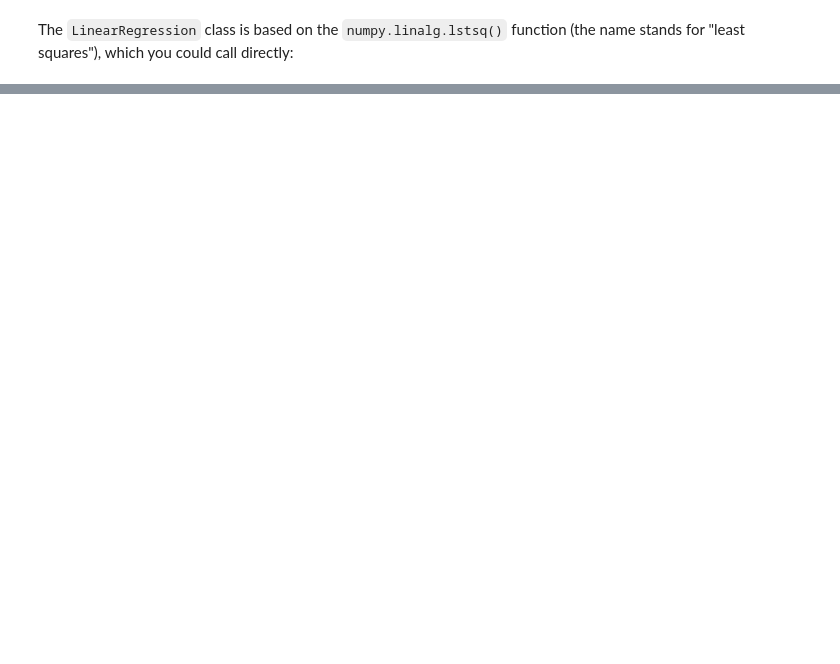
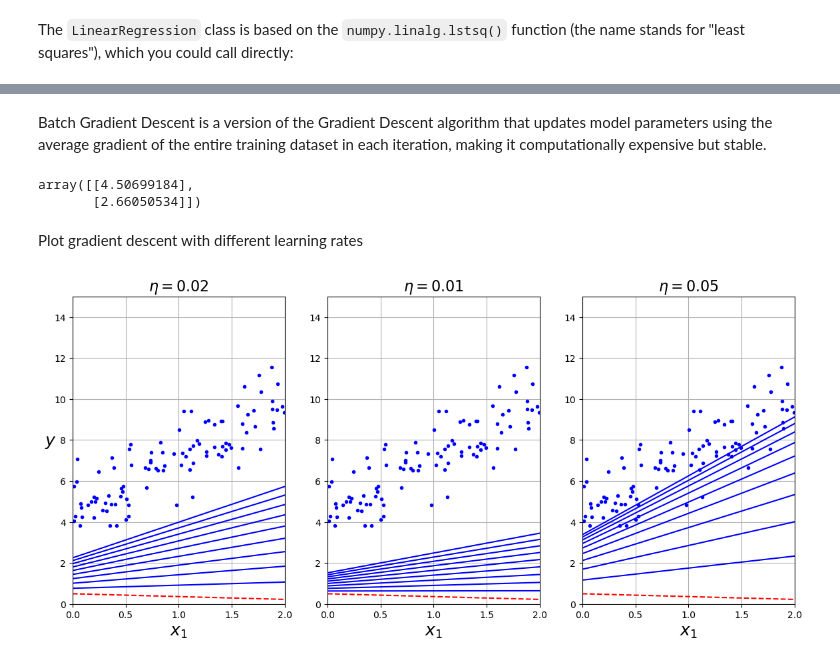
Before and after one commit to Ivan-Grigorev/Hands_On_ML, a Jupyter notebook: chapter_04.ipynb, the cells around one changed output, grey strips where cells are left out. Drawn from its saved outputs; the diff is of its cells as text; code cells hidden in the pictures; blank space fills up the shorter version.

Commit message:
Completed "Gradient Descent" section from Chapter 04

```diff
--- a/chapter_04.ipynb
+++ b/chapter_04.ipynb
@@ -92,0 +103,2 @@ array([[3.81611911],
+# %% [markdown]
+Batch Gradient Descent is a version of the Gradient Descent algorithm that updates model parameters using the average gradient of the entire training dataset in each iteration, making it computationally expensive but stable.
@@ -92,0 +115,53 @@ array([[3.81611911],
+# %%
+theta
+# %% [output]
+array([[4.50699184],
+       [2.66050534]])
+# %% [markdown]
+Plot gradient descent with different learning rates
+# %%
+theta_path_bgd = []
+
+def plot_gradient_descent(theta, eta, theta_path=None):
+    m = len(X_b)
+    plt.plot(
+        X,
+        y,
+        'b.'
+    )
+    n_iterations = 1000
+
+    for iteration in range(n_iterations):
+        if iteration < 10:
+            y_predict = X_new_b.dot(theta)
+            style = 'b-' if iteration > 0 else 'r--'
+            plt.plot(
+                X_new,
+                y_predict,
+                style
+            )
+
+        gradients = 2 / m * X_b.T.dot(X_b.dot(theta) - y)
+        theta = theta - eta * gradients
+
+        if theta_path is not None:
+            theta_path.append(theta)
+
+    plt.xlabel('$x_1$', fontsize=18)
+    plt.axis([0, 2, 0, 15])
+    plt.title(f"$\eta={eta}$", fontsize=16)
+# %%
+np.random.seed(42)
+theta = np.random.randn(2, 1)  # random initialization
+
+plt.figure(figsize=(14, 6))
+plt.subplot(131); plot_gradient_descent(theta=theta, eta=0.02)
+plt.grid(True)
+plt.ylabel('$y$', rotation=0, fontsize=18)
+plt.subplot(132); plot_gradient_descent(theta=theta, eta=0.01)
+plt.grid(True)
+plt.subplot(133); plot_gradient_descent(theta=theta, eta=0.05, theta_path=theta_path_bgd)
+plt.grid(True)
+plt.show()
+# %% [output]
+[figure, added]
```
Also changed, not shown: parts of 27 cells of this notebook.
